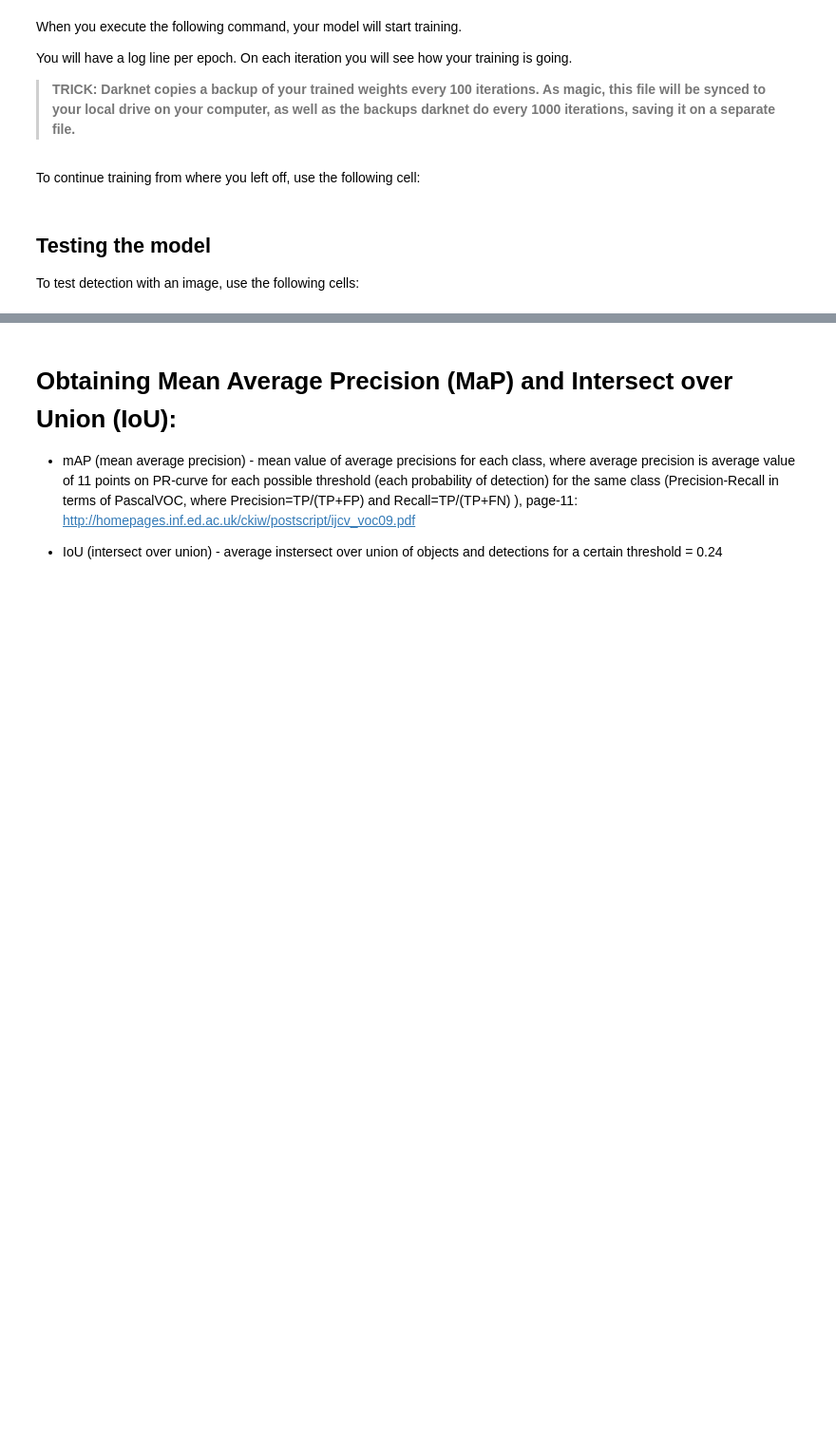
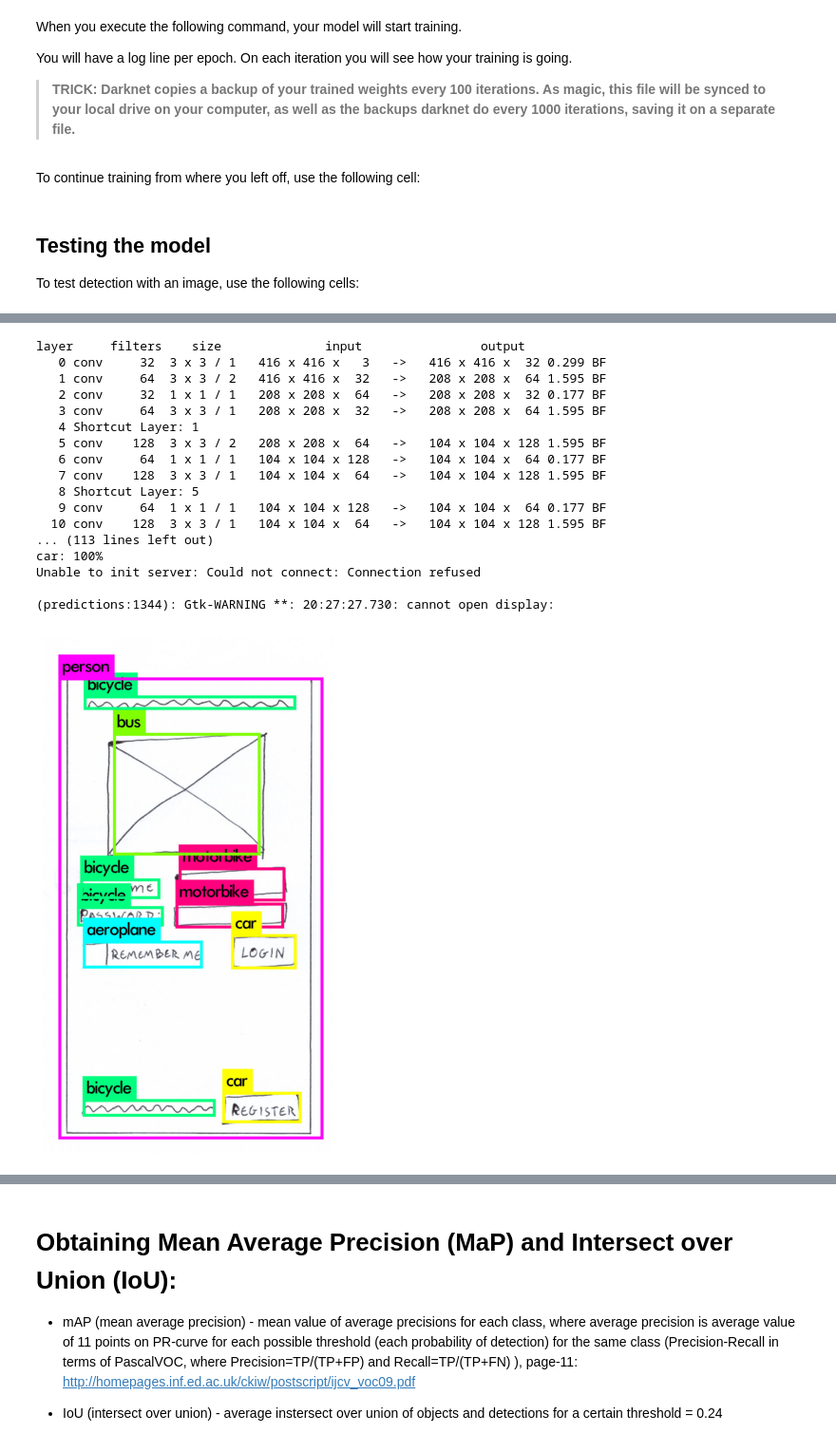
Before and after one commit to Dsbaule/Sketch2AIA, a Jupyter notebook: Sketch2AIA.ipynb, the cells around one changed output, grey strips where cells are left out. Shown at 95% size. Drawn from its saved outputs; the diff is of its cells as text; code cells hidden in the pictures; blank space fills up the shorter version.

```diff
--- a/Sketch2AIA.ipynb
+++ b/Sketch2AIA.ipynb
@@ -234,0 +240,26 @@ Unable to init server: Could not connect: Connection refused
+# %%
+# Execute darknet using YOLOv3 model with pre-trained weights to detect objects on 'person.jpg'
+!./darknet detect "/content/gdrive/My Drive/darknet/cfg/NewDatasetYolov3.cfg" "/content/gdrive/My Drive/darknet/backup/NewDatasetYolov3_18000.weights" "/content/gdrive/My Drive/darknet/TestImg/NewLoginInterfaceScan.jpg" -dont-show
+
+# Show the result using the helper imgShow()
+imShow('predictions.jpg')
+#/content/gdrive/My Drive/darknet/obj.data
+# %% [output]
+layer     filters    size              input                output
+   0 conv     32  3 x 3 / 1   416 x 416 x   3   ->   416 x 416 x  32 0.299 BF
+   1 conv     64  3 x 3 / 2   416 x 416 x  32   ->   208 x 208 x  64 1.595 BF
+   2 conv     32  1 x 1 / 1   208 x 208 x  64   ->   208 x 208 x  32 0.177 BF
+   3 conv     64  3 x 3 / 1   208 x 208 x  32   ->   208 x 208 x  64 1.595 BF
+   4 Shortcut Layer: 1
+   5 conv    128  3 x 3 / 2   208 x 208 x  64   ->   104 x 104 x 128 1.595 BF
+   6 conv     64  1 x 1 / 1   104 x 104 x 128   ->   104 x 104 x  64 0.177 BF
+   7 conv    128  3 x 3 / 1   104 x 104 x  64   ->   104 x 104 x 128 1.595 BF
+   8 Shortcut Layer: 5
+   9 conv     64  1 x 1 / 1   104 x 104 x 128   ->   104 x 104 x  64 0.177 BF
+  10 conv    128  3 x 3 / 1   104 x 104 x  64   ->   104 x 104 x 128 1.595 BF
+... (113 lines left out)
+car: 100%
+Unable to init server: Could not connect: Connection refused
+
+(predictions:1344): Gtk-WARNING **: 20:27:27.730: cannot open display:
+[figure, added]
```
Also changed, not shown: parts of 10 cells of this notebook.
